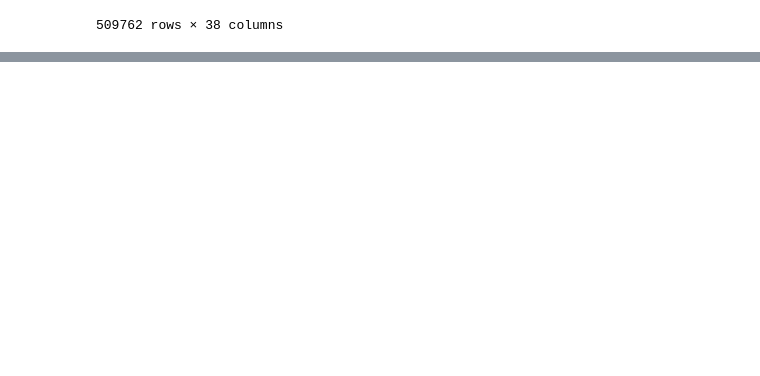
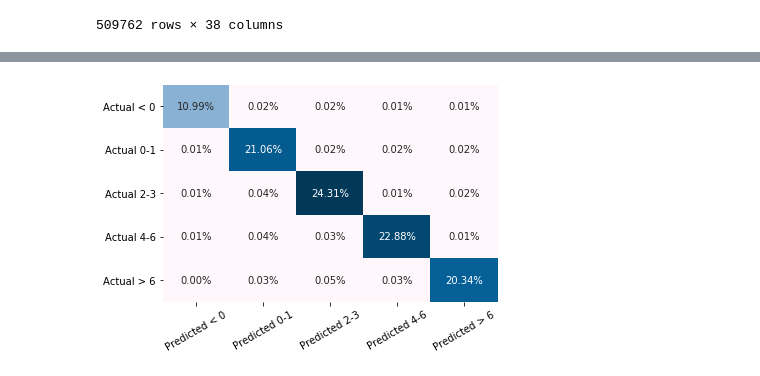
Before and after one commit to sharonk515/NFL_yards_gained, a Jupyter notebook: nfl_classification.ipynb, the cells around one changed output, grey strips where cells are left out. Drawn from its saved outputs; the diff is of its cells as text; code cells hidden in the pictures; blank space fills up the shorter version.

```diff
--- a/nfl_classification.ipynb
+++ b/nfl_classification.ipynb
@@ -232,6 +107,0 @@ pickle.dump(lin_l2, open('Models/ridge.sav', 'wb'))
-# %%
-lin_l2 = pickle.load(open('Models/ridge.sav', 'rb'))
-
-print('Model Score:', lin_l2.score(X_train, y_train))
-print('Intercept:', lin_l2.intercept_)
-print('Coefficients:', lin_l2.coef_)
@@ -332,0 +136,17 @@ print('Coefficients:', svm.coef_)
+# %%
+matrix = confusion_matrix(y_test, rf_v.predict(X_test))
+matrix = matrix / matrix.astype(np.float).sum()
+conf_mat = pd.DataFrame(matrix,
+                        index=['Actual < 0', 'Actual 0-1',
+                               'Actual 2-3', 'Actual 4-6',
+                               'Actual > 6'],
+                        columns=['Predicted < 0', 'Predicted 0-1',
+                                 'Predicted 2-3', 'Predicted 4-6',
+                                 'Predicted > 6'])
+
+sns.heatmap(conf_mat, cmap='PuBu', annot=True,
+            cbar=False, fmt='.2%')
+plt.xticks(rotation=30)
+plt.savefig('Images/conf_mat.png', bbox_inches='tight');
+# %% [output]
+[figure, added]
```
Also changed, not shown: parts of 71 cells of this notebook, 14 other files.
